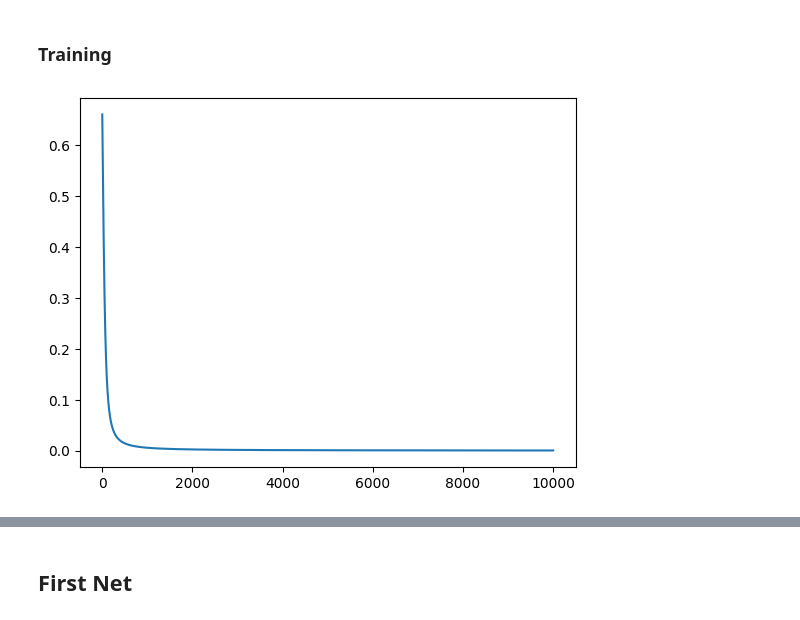
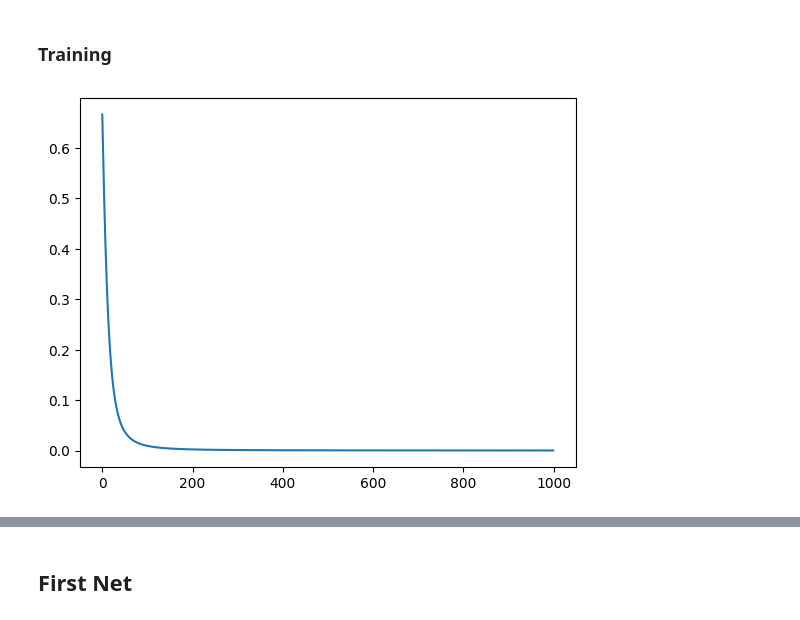
Before and after one commit to chris-hoertnagl/AI-Dojo, a Jupyter notebook: DL/neural_net.ipynb, the cells around one changed output, grey strips where cells are left out. Cells and saved outputs as stored; diff of their text form; code cells hidden in the pictures.

```diff
--- a/DL/neural_net.ipynb
+++ b/DL/neural_net.ipynb
@@ -83,26 +73,21 @@ class NN:
     def backward(self, y_hat_, y_):
         i = -1
         z_, a_prev_ = self.layers[i]["memory"]
-        d_f = self.layers[i]['d_activation'](z_)
-        mem = d_f @ d_se(y_hat_, y_)
+        mem = y_hat_ - y_
         self.layers[i]['dW'] = mem @ a_prev_.T
+        mem = self.layers[i]['W'].T @ mem
         for i in list(range(len(self.layers)-2,-1,-1)):
-            z_, a_prev_ = self.layers[i]["memory"]
-            d_f = self.layers[i]['d_activation'](z_)
-            mem = self.layers[i + 1]['W'].T @ mem * d_f
-            self.layers[i]['dW'] = mem @ a_prev_.T
+            Z_curr, A_prev = self.layers[i]["memory"]
+            dZ_curr = mem * self.layers[1]['d_activation'](Z_curr)
+            self.layers[i]['dW'] = dZ_curr @ A_prev.T
+            mem = self.layers[i]['W'].T @ dZ_curr
 
 
     def train(self, X, Y, epochs=1):
+        self.losses = []
         for e in range(epochs):
-            self.outputs = []
-            self.losses = []
             for i in range(X.shape[0]):
                 y_hat_ = self.forward(X[i])
-                if len(self.outputs) == 0:
-                    self.outputs = y_hat_
-                else:
-                    np.append(self.outputs, y_hat_, axis=0)
                 y_ = Y[i]
                 self.losses.append(se(y_hat_, y_))
                 self.backward(y_hat_, y_)
@@ -266,18 +221,19 @@ array([[14],
 # %% [markdown]
 ### Training
 # %%
-%%time
-X = np.array([[0, 0, 0, 1] for _ in range(1000)])
+iterations = 1000
+X = np.array([[0, 0, 0, 1] for _ in range(iterations)])
 X = X.reshape(X.shape[0],X.shape[1],1)
-Y= np.array([[0, 1, 0] for _ in range(1000)])
+Y= np.array([[0, 1, 0] for _ in range(iterations)])
 Y = Y.reshape(Y.shape[0],Y.shape[1],1)
 ls = [{"input_size": 4, "output_size": 5, "activation": sigmoid, "d_activation": d_sigmoid},
         {"input_size": 5, "output_size": 5, "activation": sigmoid, "d_activation": d_sigmoid},
-          {"input_size": 5, "output_size": 3, "activation": softmax, "d_activation": d_softmax}]
-nn2 = NN(ls)
+          {"input_size": 5, "output_size": 3, "activation": softmax, "d_activation": None}]
+nn2 = NN(ls, init=(1,1))
 
 losses = nn2.train(X, Y)
-plt.plot([i for i in range(1000)], [np.sum(l) for l in losses])
+plt.plot([i for i in range(iterations)], [np.sum(l) for l in losses])
+clear_output()
 plt.show()
 # %% [output]
-[figure, old version]
+[figure, new version]
```
Also changed, not shown: parts of 38 cells of this notebook, 1 other file.
